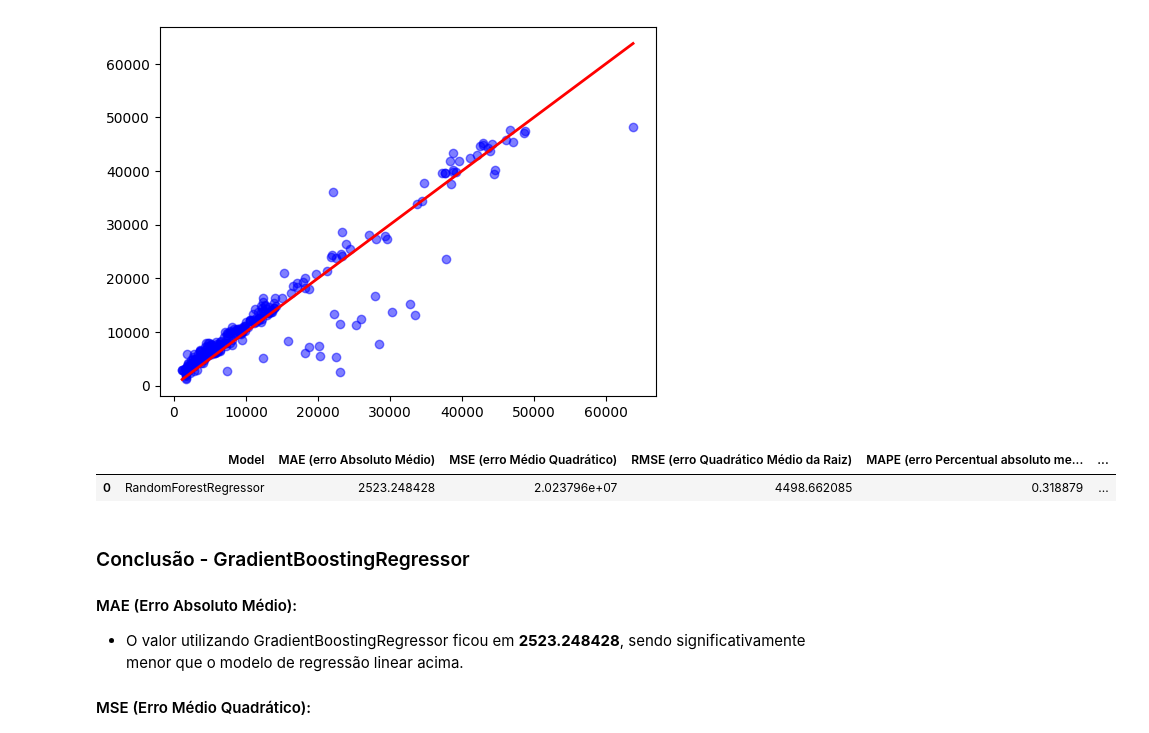
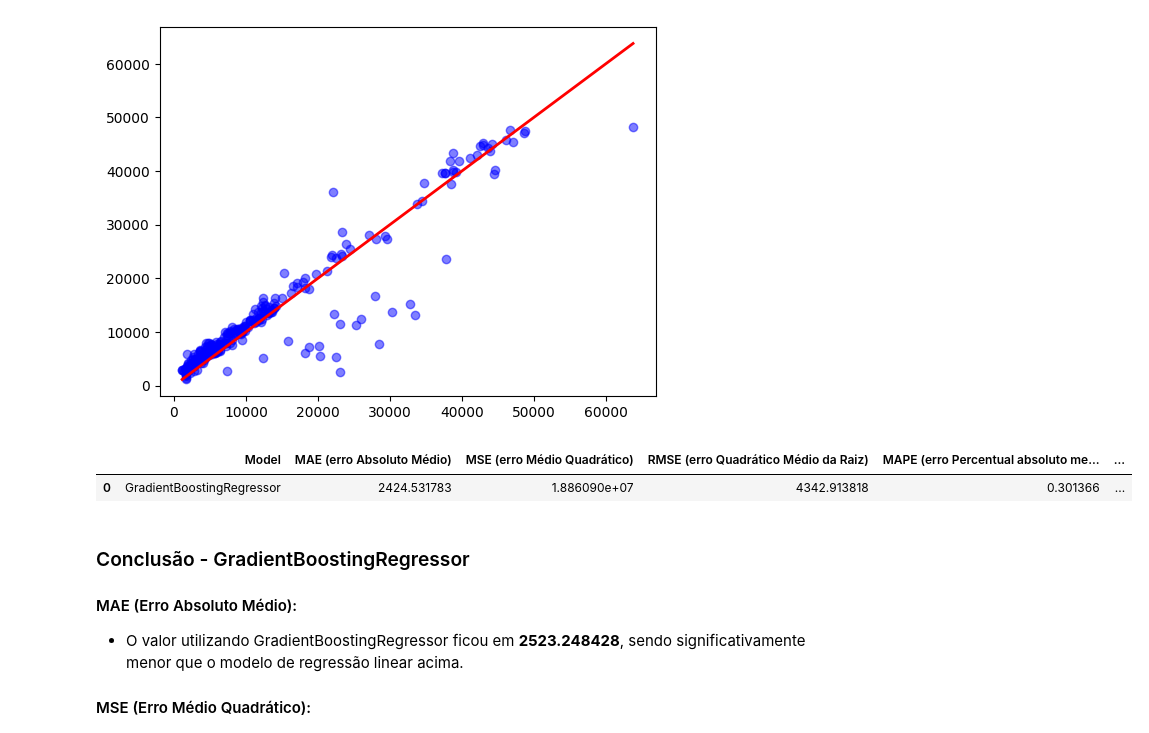
Before and after one commit to JrFarias/postech-iadev, a Jupyter notebook: notebooks/tech-challenge.ipynb, the cells around one changed output. Saved outputs shown, nothing was run; the diff lists cells and outputs as text; code cells hidden in the pictures.

```diff
--- a/notebooks/tech-challenge.ipynb
+++ b/notebooks/tech-challenge.ipynb
@@ -633,24 +640,24 @@ plt.plot([y_test.min(), y_test.max()], [y_test.min(), y_test.max()], color='red'
 # %%
 reg_mae = mean_absolute_error(y_test, reg_predictions)
 reg_mse = mean_squared_error(y_test, reg_predictions)
 reg_rmse = root_mean_squared_error(y_test, reg_predictions)
 reg_mape = mean_absolute_percentage_error(y_test, reg_predictions)
 reg_r2 = r2_score(y_test, reg_predictions)
 
 reg_data = {
     'Model': ['GradientBoostingRegressor'],
     'MAE (erro Absoluto Médio)': [reg_mae],
     'MSE (erro Médio Quadrático)': [reg_mse],
     'RMSE (erro Quadrático Médio da Raiz)': [reg_rmse],
     'MAPE (erro Percentual absoluto medio)': [reg_mape],
     'R2 (coeficiente de determinação)': [reg_r2],
 }
 
-reg_df = pd.DataFrame(lr_data)
+reg_df = pd.DataFrame(reg_data)
 reg_df
 # %% [output]
 |  | Model | MAE (erro Absoluto Médio) | MSE (erro Médio Quadrático) | RMSE (erro Quadrático Médio da Raiz) | MAPE (erro Percentual absoluto me... | ... |
-| 0 | RandomForestRegressor | 2523.248428 | 2.023796e+07 | 4498.662085 | 0.318879 | ... |
+| 0 | GradientBoostingRegressor | 2424.531783 | 1.886090e+07 | 4342.913818 | 0.301366 | ... |
 # %% [markdown]
 ### Conclusão - GradientBoostingRegressor
 
```
Also changed, not shown: parts of 6 cells of this notebook.
